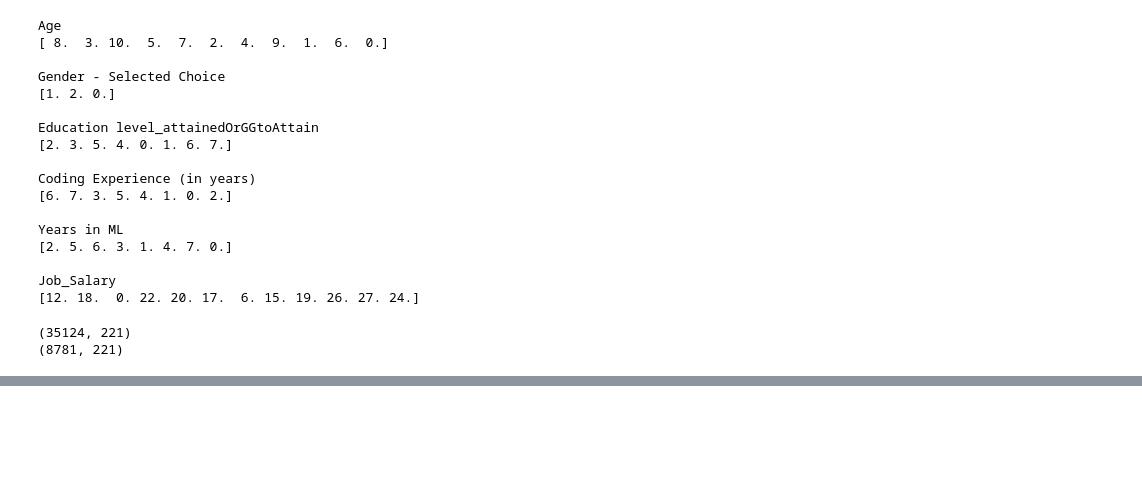
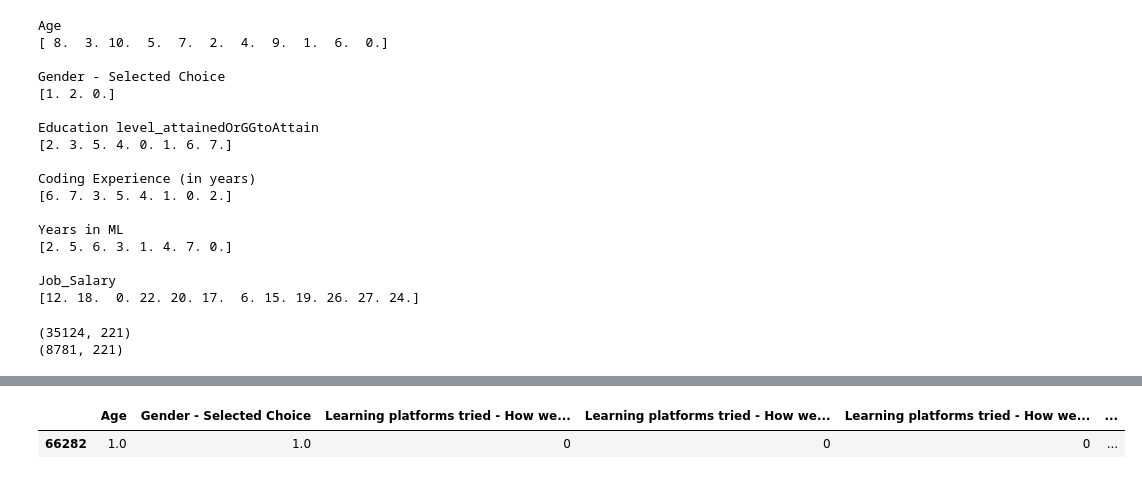
Before and after one commit to jeffdarmawan/it5006-team-16, a Jupyter notebook: IT5006 Data Cleaning Notebook_continued_part 2 - random forest.ipynb, the cells around one changed output, grey strips where cells are left out. Drawn from its saved outputs; the diff is of its cells as text; code cells hidden in the pictures; blank space fills up the shorter version.

Commit message:
random forest 7

```diff
--- a/IT5006 Data Cleaning Notebook_continued_part 2 - random forest.ipynb
+++ b/IT5006 Data Cleaning Notebook_continued_part 2 - random forest.ipynb
@@ -12,6 +12,8 @@ pd.set_option('display.max_columns', None)
 pd.set_option('display.max_rows', None)
 # %%
 datacomb_new = pd.read_csv('data_allthreeyears_combined_new1.csv')
+# %%
+datacomb_new = datacomb_new.replace({'Gender - Selected Choice': 'Gender'})
 # %%
 datacomb_new['Location'].unique()
 # %% [output]
@@ -951,9 +929,9 @@ Recall:  0.43525794328664164
 # %%
 # Use the random grid to search for best hyperparameters
-# First create the base model to tune
-rf = RandomForestClassifier()
-# Random search of parameters, using 3 fold cross validation,
-# search across 100 different combinations, and use all available cores
-rf_random = RandomizedSearchCV(estimator = rf, param_distributions = random_grid, n_iter = 30, cv = 3, verbose=2, random_state=42, n_jobs = -1)
-# Fit the random search model
-rf_random.fit(X_train, y_train)
+# # First create the base model to tune
+# rf = RandomForestClassifier()
+# # Random search of parameters, using 3 fold cross validation,
+# # search across 100 different combinations, and use all available cores
+# rf_random = RandomizedSearchCV(estimator = rf, param_distributions = random_grid, n_iter = 30, cv = 3, verbose=2, random_state=42, n_jobs = -1)
+# # Fit the random search model
+# rf_random.fit(X_train, y_train)
@@ -963,0 +940,9 @@ rf_random.best_params_
+# %%
+so_called_best_param = {'n_estimators': 1200,
+ 'min_samples_split': 2,
+ 'min_samples_leaf': 2,
+ 'max_features': 'sqrt',
+ 'max_depth': 50,
+ 'bootstrap': False}
+final_rf = RandomForestClassifier(**so_called_best_param)
+final_rf
@@ -963,0 +1290,5 @@ rf_random.best_params_
+# %%
+X_train.sample()
+# %% [output]
+|  | Age | Gender - Selected Choice | Learning platforms tried - How we... | Learning platforms tried - How we... | Learning platforms tried - How we... | ... |
+| 66282 | 1.0 | 1.0 | 0 | 0 | 0 | ... |
```
Also changed, not shown: parts of 52 cells of this notebook.
